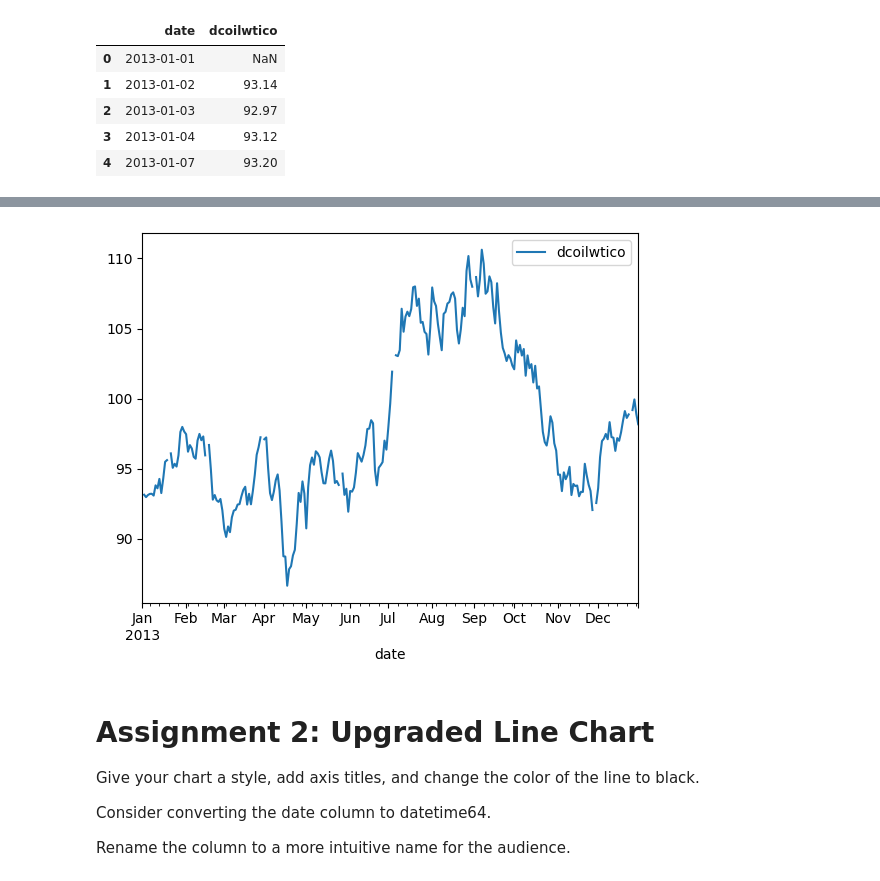
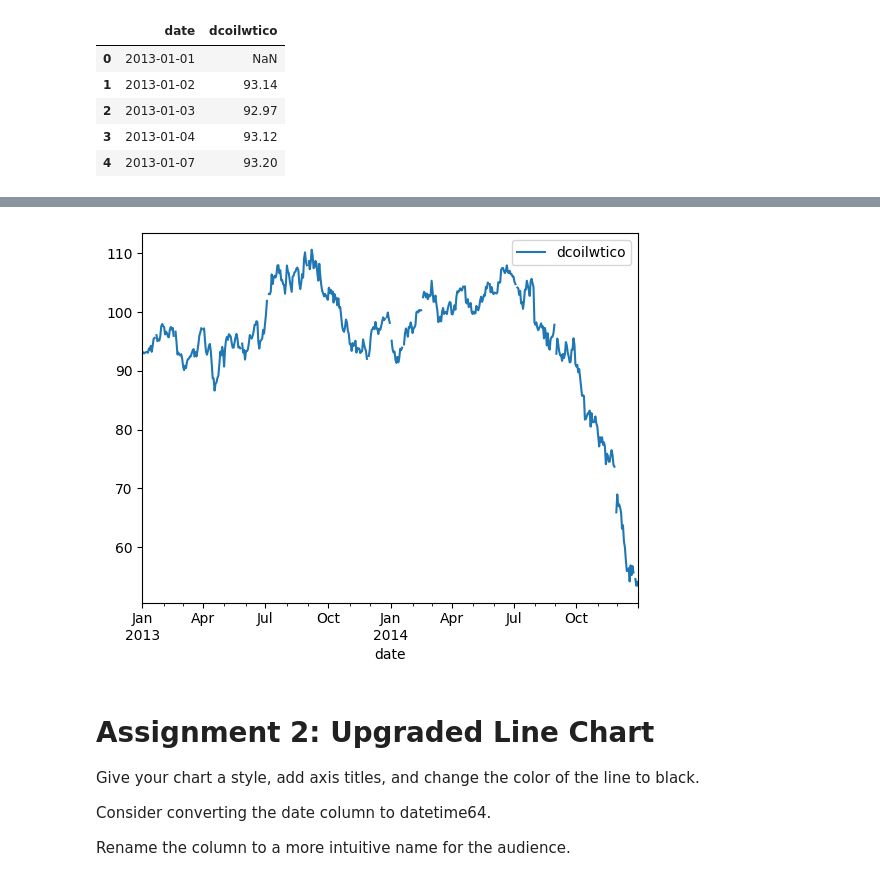
Before and after one commit to jameslaurence82/Udemy-Python_DataAnalysis_NumpyPandas, a Jupyter notebook: Pandas Course Resources/Course_Assignments/section05_data_viz.ipynb, the cells around one changed output, grey strips where cells are left out. Drawn from its saved outputs; the diff is of its cells as text; code cells hidden in the pictures.

Commit message:
completed chart material to subplots

```diff
--- a/Pandas Course Resources/Course_Assignments/section05_data_viz.ipynb
+++ b/Pandas Course Resources/Course_Assignments/section05_data_viz.ipynb
@@ -30,8 +30,9 @@ oil.plot(x='date');
 # %%
 # plotting with set_index('column_for_x_axis)
-oil.set_index('date').loc['2013'].plot();
+oil.set_index('date').loc['2013':'2014'].plot();
+# There  was a growing supply that was no capitalized upon and drove the prices down significantly
 # %% [output]
-[figure, old version]
+[figure, new version]
 # %% [markdown]
 # Assignment 2: Upgraded Line Chart
 
```
Also changed, not shown: parts of 6 cells of this notebook, 1 other file.
